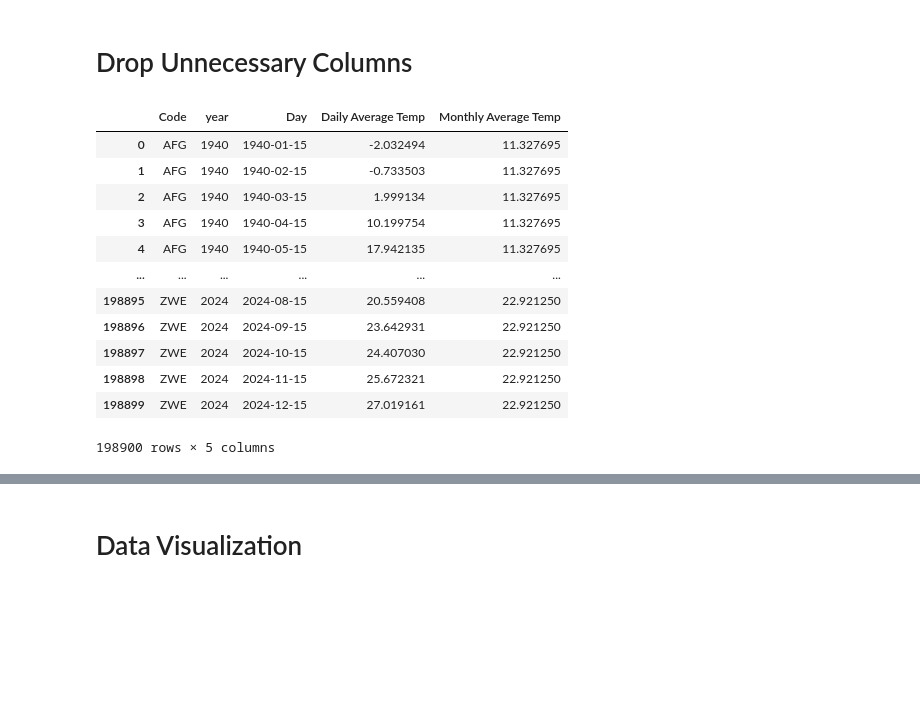
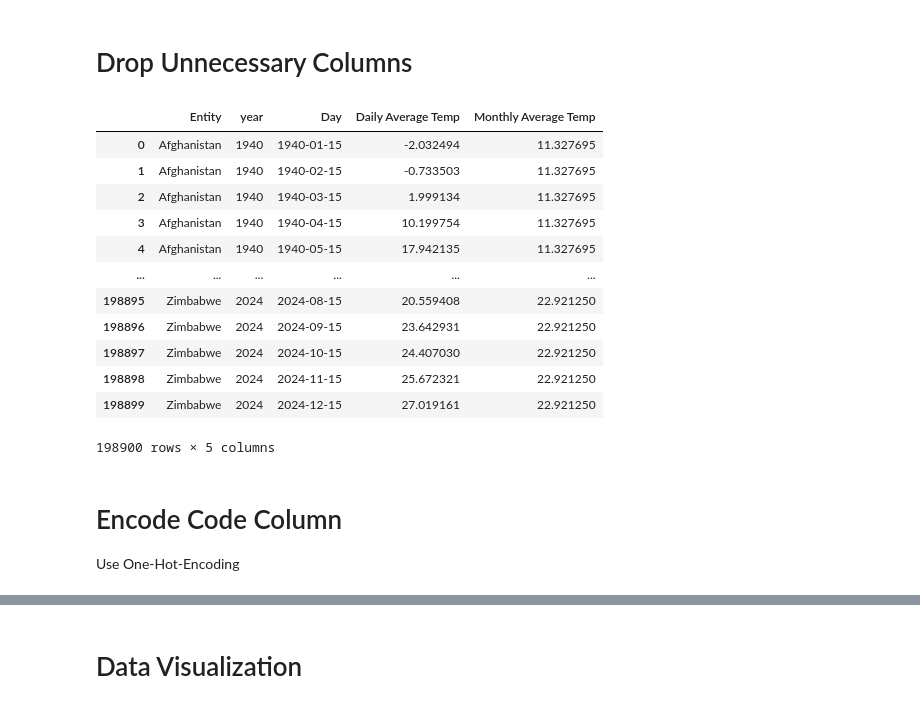
Before and after one commit to HugsAndSquishes/temperature-prediction, a Jupyter notebook: notebooks/preprocessing.ipynb, the cells around one changed output, grey strips where cells are left out. Cells and saved outputs as stored; diff of their text form; code cells hidden in the pictures; blank space fills up the shorter version.

Commit message:
Instead of using the Code column, use the Entity column did one hot encoding on Entity column

```diff
--- a/notebooks/preprocessing.ipynb
+++ b/notebooks/preprocessing.ipynb
@@ -111,19 +111,22 @@ for name in df["Entity"].unique():
 # Drop Unnecessary Columns
 # %%
 # having both "Enity" and "Code" is redundant, so I'm dropping a column
-df.drop("Entity", axis=1, inplace=True, errors='ignore')
+df.drop("Code", axis=1, inplace=True, errors='ignore')
 df
 # %% [output]
-|  | Code | year | Day | Daily Average Temp | Monthly Average Temp |
-| 0 | AFG | 1940 | 1940-01-15 | -2.032494 | 11.327695 |
-| 1 | AFG | 1940 | 1940-02-15 | -0.733503 | 11.327695 |
-| 2 | AFG | 1940 | 1940-03-15 | 1.999134 | 11.327695 |
-| 3 | AFG | 1940 | 1940-04-15 | 10.199754 | 11.327695 |
-| 4 | AFG | 1940 | 1940-05-15 | 17.942135 | 11.327695 |
+|  | Entity | year | Day | Daily Average Temp | Monthly Average Temp |
+| 0 | Afghanistan | 1940 | 1940-01-15 | -2.032494 | 11.327695 |
+| 1 | Afghanistan | 1940 | 1940-02-15 | -0.733503 | 11.327695 |
+| 2 | Afghanistan | 1940 | 1940-03-15 | 1.999134 | 11.327695 |
+| 3 | Afghanistan | 1940 | 1940-04-15 | 10.199754 | 11.327695 |
+| 4 | Afghanistan | 1940 | 1940-05-15 | 17.942135 | 11.327695 |
 | ... | ... | ... | ... | ... | ... |
-| 198895 | ZWE | 2024 | 2024-08-15 | 20.559408 | 22.921250 |
-| 198896 | ZWE | 2024 | 2024-09-15 | 23.642931 | 22.921250 |
-| 198897 | ZWE | 2024 | 2024-10-15 | 24.407030 | 22.921250 |
-| 198898 | ZWE | 2024 | 2024-11-15 | 25.672321 | 22.921250 |
-| 198899 | ZWE | 2024 | 2024-12-15 | 27.019161 | 22.921250 |
+| 198895 | Zimbabwe | 2024 | 2024-08-15 | 20.559408 | 22.921250 |
+| 198896 | Zimbabwe | 2024 | 2024-09-15 | 23.642931 | 22.921250 |
+| 198897 | Zimbabwe | 2024 | 2024-10-15 | 24.407030 | 22.921250 |
+| 198898 | Zimbabwe | 2024 | 2024-11-15 | 25.672321 | 22.921250 |
+| 198899 | Zimbabwe | 2024 | 2024-12-15 | 27.019161 | 22.921250 |
 198900 rows × 5 columns
+# %% [markdown]
+# Encode Code Column
+Use One-Hot-Encoding
```
Also changed, not shown: parts of 6 cells of this notebook.
